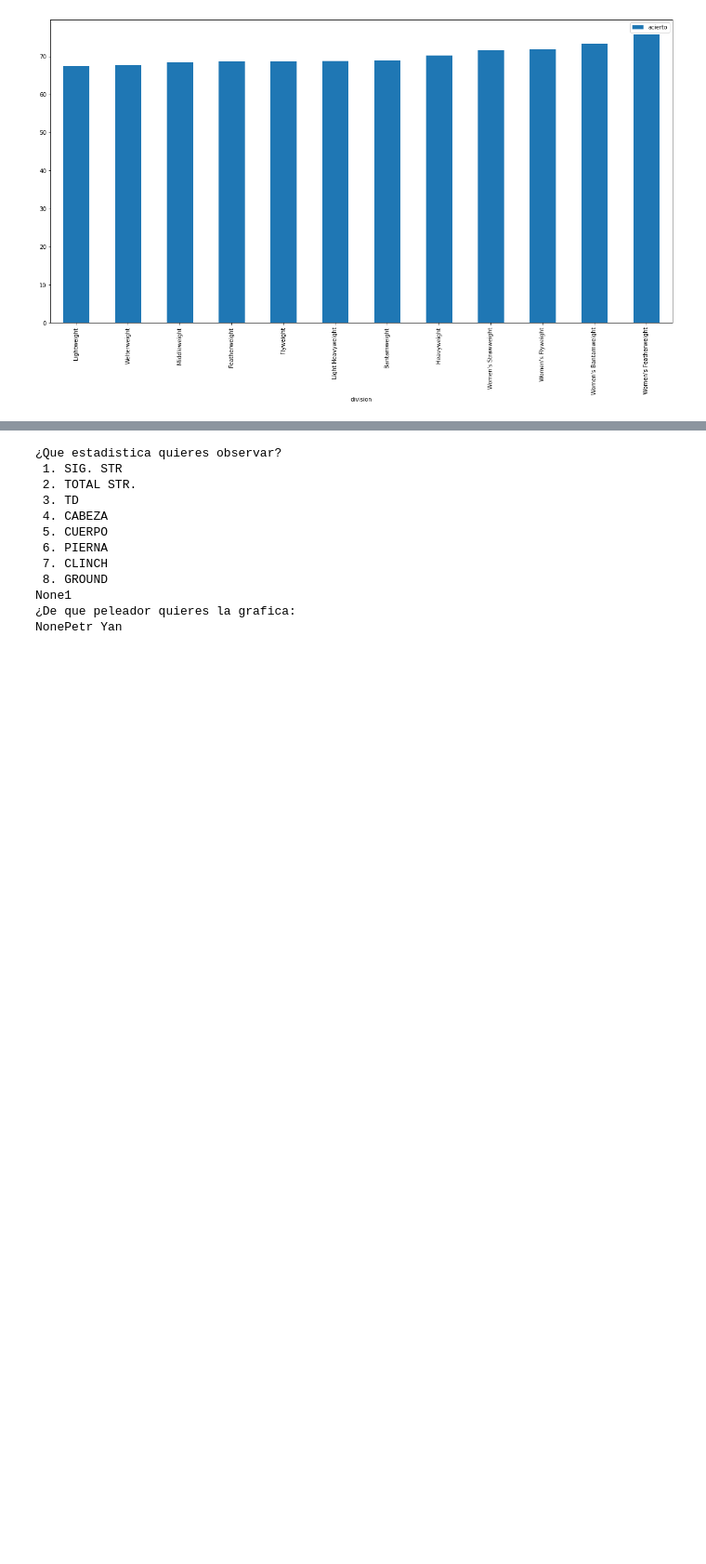
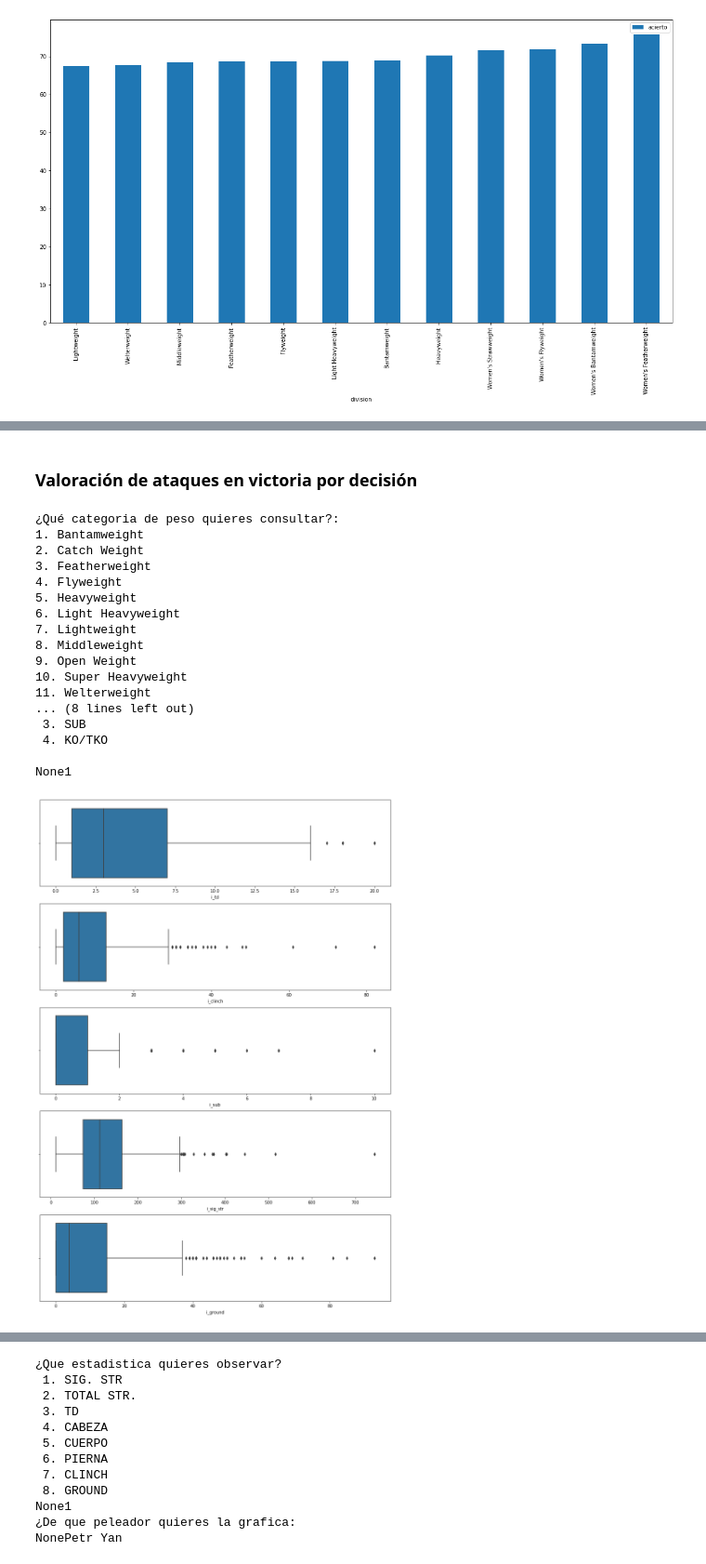
Before and after one commit to B-Castillo/ELT_project, a Jupyter notebook: notebooks/Visualización.ipynb, the cells around one changed output, grey strips where cells are left out. Shown at 93% size. Saved outputs shown, nothing was run; the diff lists cells and outputs as text; code cells hidden in the pictures; blank space fills up the shorter version.

```diff
--- a/notebooks/Visualización.ipynb
+++ b/notebooks/Visualización.ipynb
@@ -117,0 +151,23 @@ None5
+# %% [markdown]
+<h3>Valoración de ataques en victoria por decisión</h3>
+# %%
+gr.amg(base)
+# %% [output]
+¿Qué categoria de peso quieres consultar?:
+1. Bantamweight
+2. Catch Weight
+3. Featherweight
+4. Flyweight
+5. Heavyweight
+6. Light Heavyweight
+7. Lightweight
+8. Middleweight
+9. Open Weight
+10. Super Heavyweight
+11. Welterweight
+... (8 lines left out)
+ 3. SUB
+ 4. KO/TKO
+
+None1
+[figure, added]
```
Also changed, not shown: parts of 28 cells of this notebook, 1 other file.
